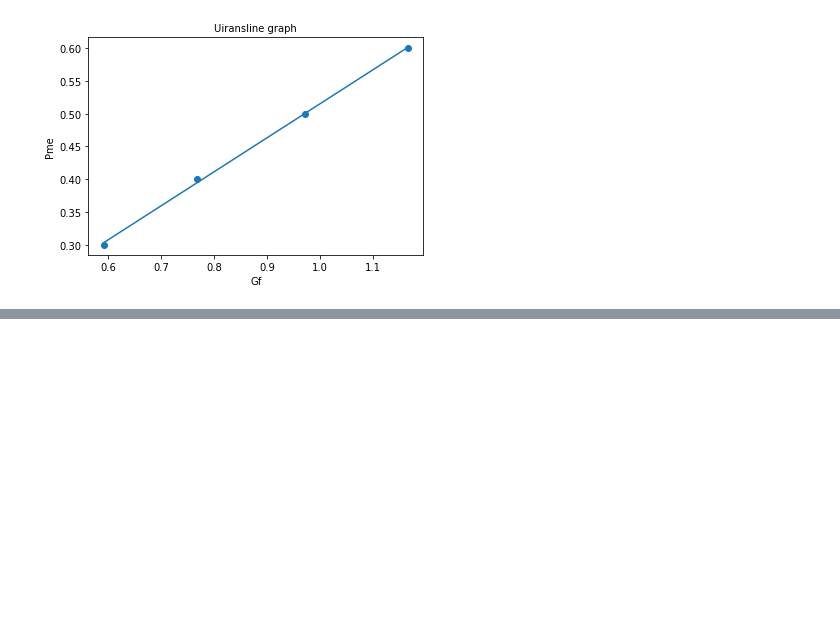
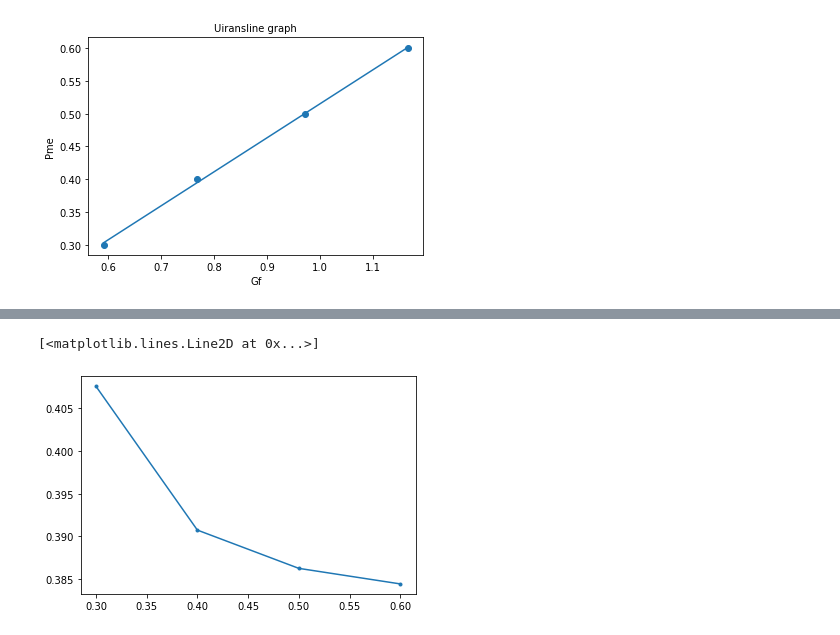
Before and after one commit to englishta/algorithm, a Jupyter notebook: graphic/2/18T1040X_加藤正隆(2).ipynb, the cells around one changed output, grey strips where cells are left out. Cells and saved outputs as stored; diff of their text form; code cells hidden in the pictures; blank space fills up the shorter version.

```diff
--- a/graphic/2/18T1040X_加藤正隆(2).ipynb
+++ b/graphic/2/18T1040X_加藤正隆(2).ipynb
@@ -183,0 +238,5 @@ plt.show()
+# %%
+plt.plot(x, Be, '.-')#燃料消費率be
+# %% [output]
+[<matplotlib.lines.Line2D at 0x...>]
+[figure, added]
```
Also changed, not shown: parts of 8 cells of this notebook.
